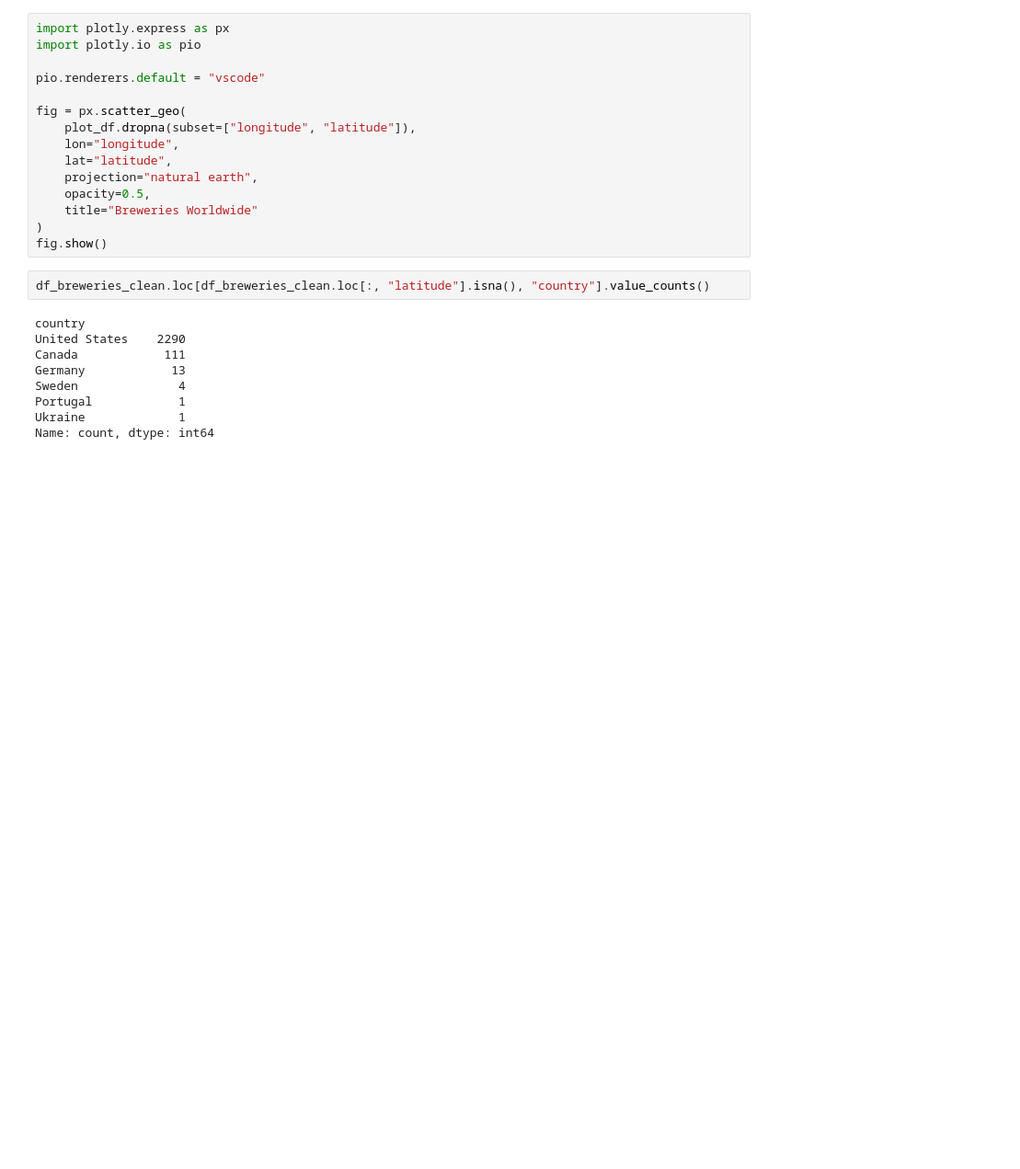
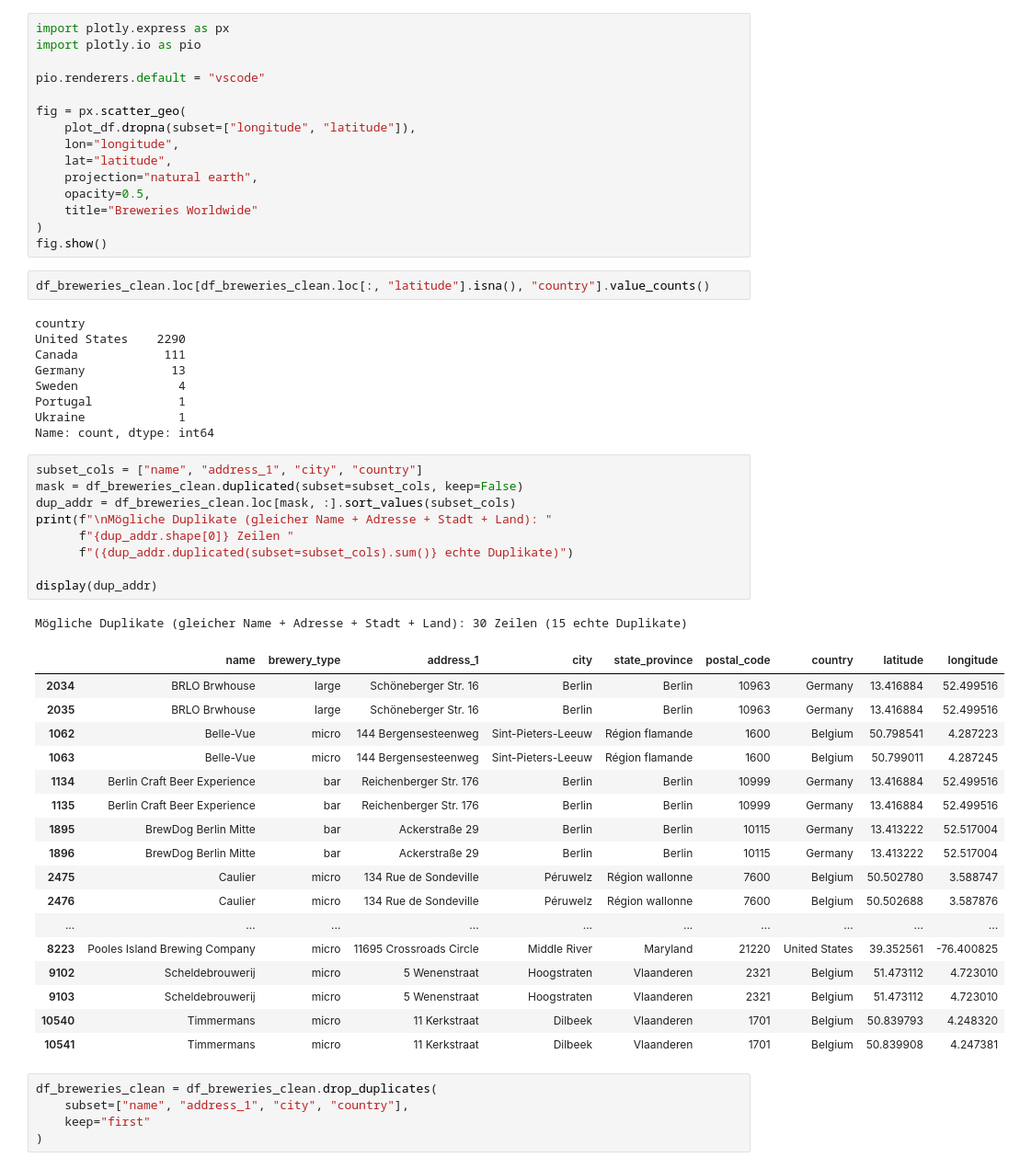
Before and after one commit to Proggy12/BreweryMap, a Jupyter notebook: EDA.ipynb, the cells around one changed output. Shown at 92% size. Saved outputs shown, nothing was run; the diff lists cells and outputs as text; blank space fills up the shorter version.

```diff
--- a/EDA.ipynb
+++ b/EDA.ipynb
@@ -165,3 +165,36 @@ Sweden              4
 Portugal            1
 Ukraine             1
 Name: count, dtype: int64
+# %%
+subset_cols = ["name", "address_1", "city", "country"]
+mask = df_breweries_clean.duplicated(subset=subset_cols, keep=False)
+dup_addr = df_breweries_clean.loc[mask, :].sort_values(subset_cols)
+print(f"\nMögliche Duplikate (gleicher Name + Adresse + Stadt + Land): "
+      f"{dup_addr.shape[0]} Zeilen "
+      f"({dup_addr.duplicated(subset=subset_cols).sum()} echte Duplikate)")
+
+display(dup_addr)
+# %% [output]
+Mögliche Duplikate (gleicher Name + Adresse + Stadt + Land): 30 Zeilen (15 echte Duplikate)
+|  | name | brewery_type | address_1 | city | state_province | postal_code | country | latitude | longitude |
+| 2034 | BRLO Brwhouse | large | Schöneberger Str. 16 | Berlin | Berlin | 10963 | Germany | 13.416884 | 52.499516 |
+| 2035 | BRLO Brwhouse | large | Schöneberger Str. 16 | Berlin | Berlin | 10963 | Germany | 13.416884 | 52.499516 |
+| 1062 | Belle-Vue | micro | 144 Bergensesteenweg | Sint-Pieters-Leeuw | Région flamande | 1600 | Belgium | 50.798541 | 4.287223 |
+| 1063 | Belle-Vue | micro | 144 Bergensesteenweg | Sint-Pieters-Leeuw | Région flamande | 1600 | Belgium | 50.799011 | 4.287245 |
+| 1134 | Berlin Craft Beer Experience | bar | Reichenberger Str. 176 | Berlin | Berlin | 10999 | Germany | 13.416884 | 52.499516 |
+| 1135 | Berlin Craft Beer Experience | bar | Reichenberger Str. 176 | Berlin | Berlin | 10999 | Germany | 13.416884 | 52.499516 |
+| 1895 | BrewDog Berlin Mitte | bar | Ackerstraße 29 | Berlin | Berlin | 10115 | Germany | 13.413222 | 52.517004 |
+| 1896 | BrewDog Berlin Mitte | bar | Ackerstraße 29 | Berlin | Berlin | 10115 | Germany | 13.413222 | 52.517004 |
+| 2475 | Caulier | micro | 134 Rue de Sondeville | Péruwelz | Région wallonne | 7600 | Belgium | 50.502780 | 3.588747 |
+| 2476 | Caulier | micro | 134 Rue de Sondeville | Péruwelz | Région wallonne | 7600 | Belgium | 50.502688 | 3.587876 |
+| ... | ... | ... | ... | ... | ... | ... | ... | ... | ... |
+| 8223 | Pooles Island Brewing Company | micro | 11695 Crossroads Circle | Middle River | Maryland | 21220 | United States | 39.352561 | -76.400825 |
+| 9102 | Scheldebrouwerij | micro | 5 Wenenstraat | Hoogstraten | Vlaanderen | 2321 | Belgium | 51.473112 | 4.723010 |
+| 9103 | Scheldebrouwerij | micro | 5 Wenenstraat | Hoogstraten | Vlaanderen | 2321 | Belgium | 51.473112 | 4.723010 |
+| 10540 | Timmermans | micro | 11 Kerkstraat | Dilbeek | Vlaanderen | 1701 | Belgium | 50.839793 | 4.248320 |
+| 10541 | Timmermans | micro | 11 Kerkstraat | Dilbeek | Vlaanderen | 1701 | Belgium | 50.839908 | 4.247381 |
+# %%
+df_breweries_clean = df_breweries_clean.drop_duplicates(
+    subset=["name", "address_1", "city", "country"],
+    keep="first"
+)
```
Also changed, not shown: parts of 2 cells of this notebook, 5 other files.
